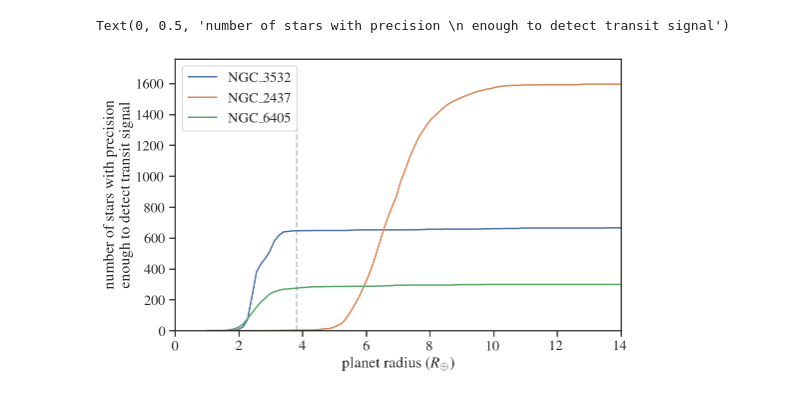
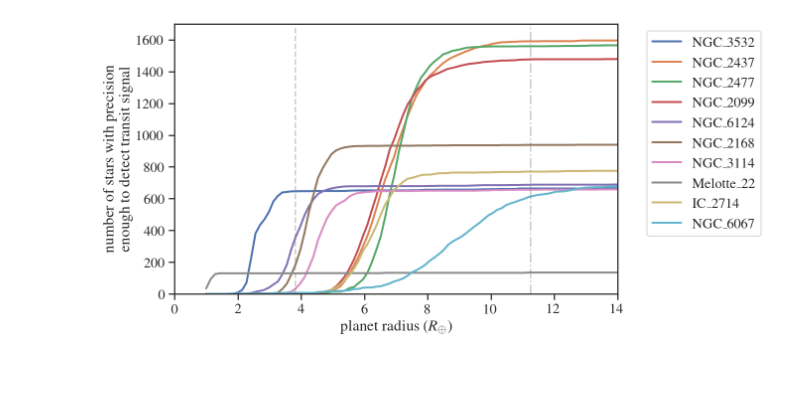
Before and after one commit to ShotaMiyazaki94/prime_transit, a Jupyter notebook: gaia_dr2/notebook/7_various_plots.ipynb, the cells around one changed output. Cells and saved outputs as stored; diff of their text form; code cells hidden in the pictures; blank space fills up the shorter version.

```diff
--- a/gaia_dr2/notebook/7_various_plots.ipynb
+++ b/gaia_dr2/notebook/7_various_plots.ipynb
@@ -102,7 +102,7 @@ def plot1(name):
         det120 = np.sum(np.where(SN_depth120>sigma,1,0))
         Ndet_300 = np.append(Ndet_300,det300)
         Ndet_120 = np.append(Ndet_120,det120)
-    plt.plot(Radius,Ndet_300)
+    plt.plot(Radius,Ndet_300,lw=2)
     #plt.title(name)
     #plt.plot(np.logspace(0,2,1000),Ndet_120)
 
@@ -180,16 +180,19 @@ def plot2(name):
     ax[1].set_ylabel("stellar radius ($R_\\odot$)")
     ax[1].set_title(name)
 # %%
+catalog_sort = catalog.sort_values("nbstars07",ascending=False)
+
 fig,ax=plt.subplots(figsize=(8,5))
-plot1("NGC_3532")
-plot1("NGC_2437")
-plot1("NGC_6405")
+for name in catalog_sort.Cluster.values[:10]:
+    Name = name.replace(" ","")
+    plot1(str(Name))
+plt.legend(catalog_sort.Cluster.values[:10],bbox_to_anchor=(1.05, 1), loc='upper left')
 plt.vlines(RN2RSun/RE2RSun,0,ax.get_ylim()[1],color="gray",alpha=0.4,linestyle="--")
-plt.legend(["NGC_3532","NGC_2437","NGC_6405"])
+plt.vlines(RJ2RSun/RE2RSun,0,ax.get_ylim()[1],color="gray",alpha=0.4,linestyle="-.")
 plt.xlim(0,14)
-plt.ylim(0,ax.get_ylim()[1])
+plt.ylim(0,1700)
 plt.xlabel("planet radius ($R_\\oplus$)")
 plt.ylabel("number of stars with precision \n enough to detect transit signal")
+plt.show()
 # %% [output]
-Text(0, 0.5, 'number of stars with precision \n enough to detect transit signal')
-[figure, old version]
+[figure, new version]
```
Also changed, not shown: parts of 2 cells of this notebook.
